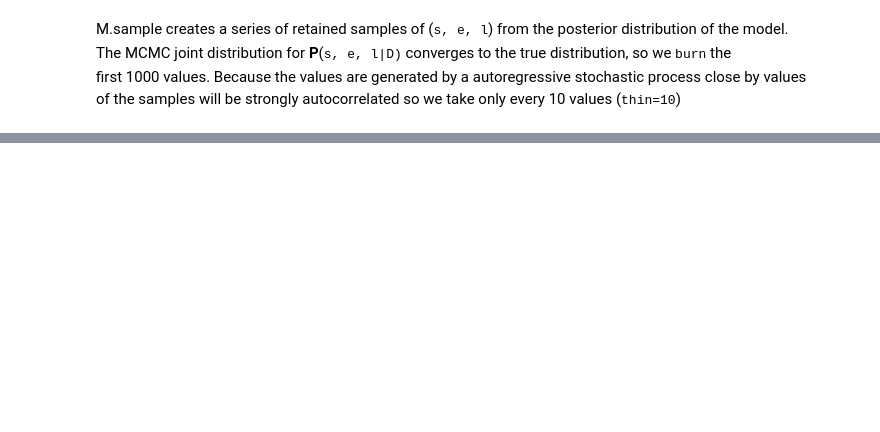
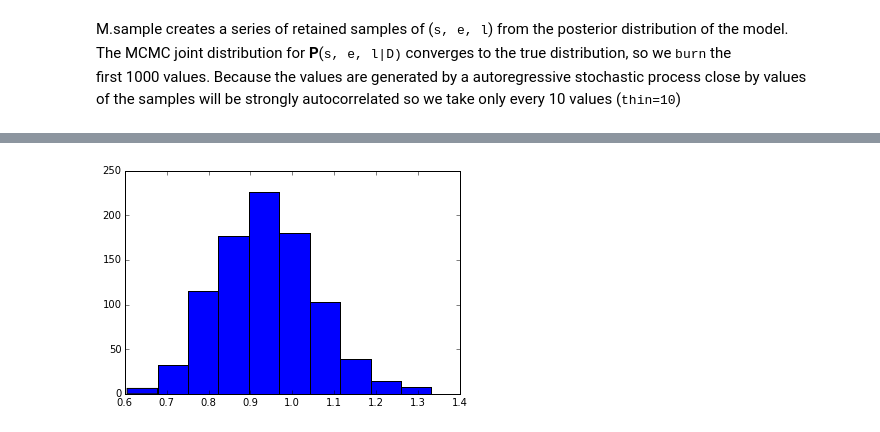
Before and after one commit to zachlandes/Data-Science, a Jupyter notebook: PyMC Disaster Model.ipynb, the cells around one changed output, grey strips where cells are left out. Cells and saved outputs as stored; diff of their text form; code cells hidden in the pictures; blank space fills up the shorter version.

```diff
--- a/PyMC Disaster Model.ipynb
+++ b/PyMC Disaster Model.ipynb
@@ -144,0 +167,7 @@ of the samples will be strongly autocorrelated so we take only every 10 values (
+# %%
+from pylab import hist, show
+
+hist(M.trace(late_mean)[:]) # histogram of marginal posterior probability P(l|D)
+show()
+# %% [output]
+[figure, added]
```
Also changed, not shown: parts of 13 cells of this notebook.
